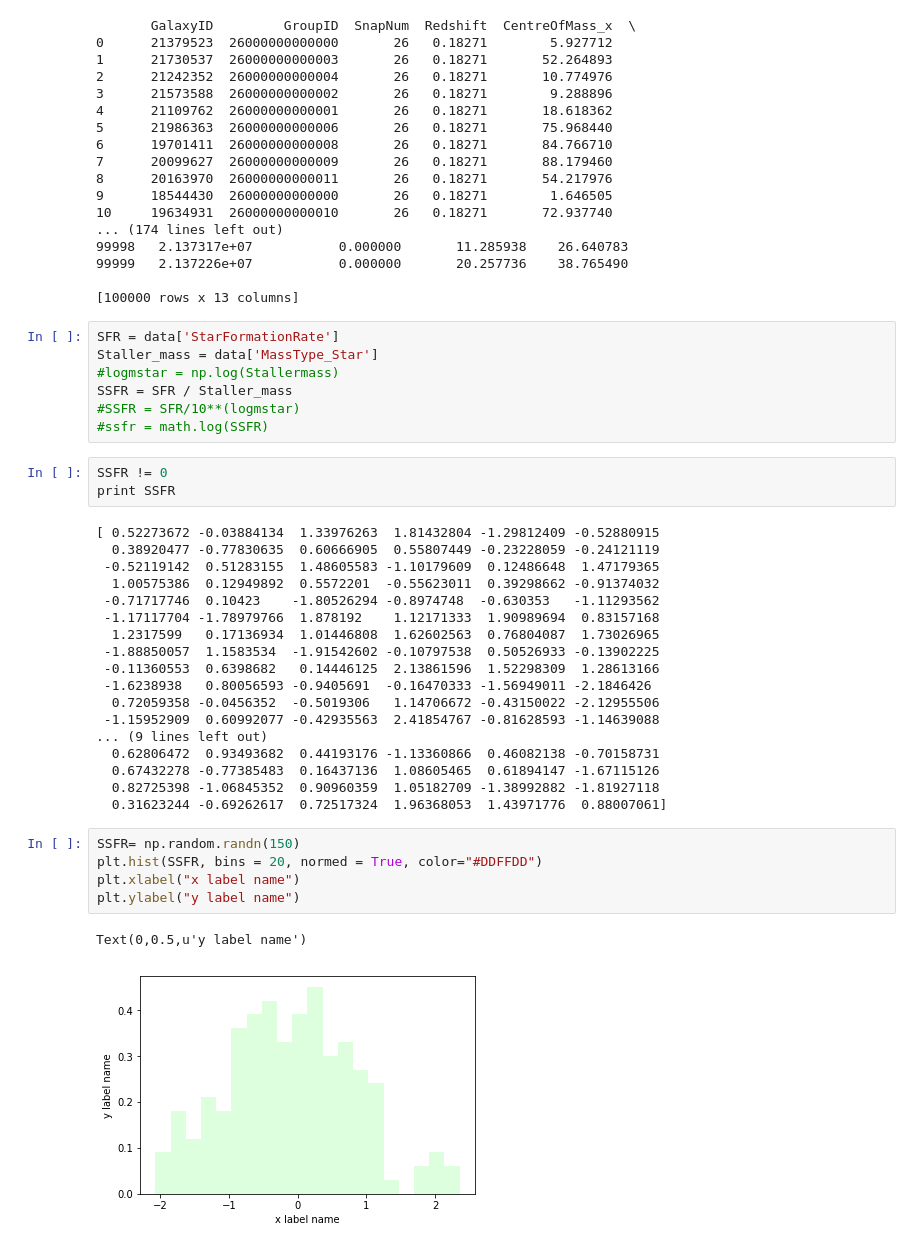
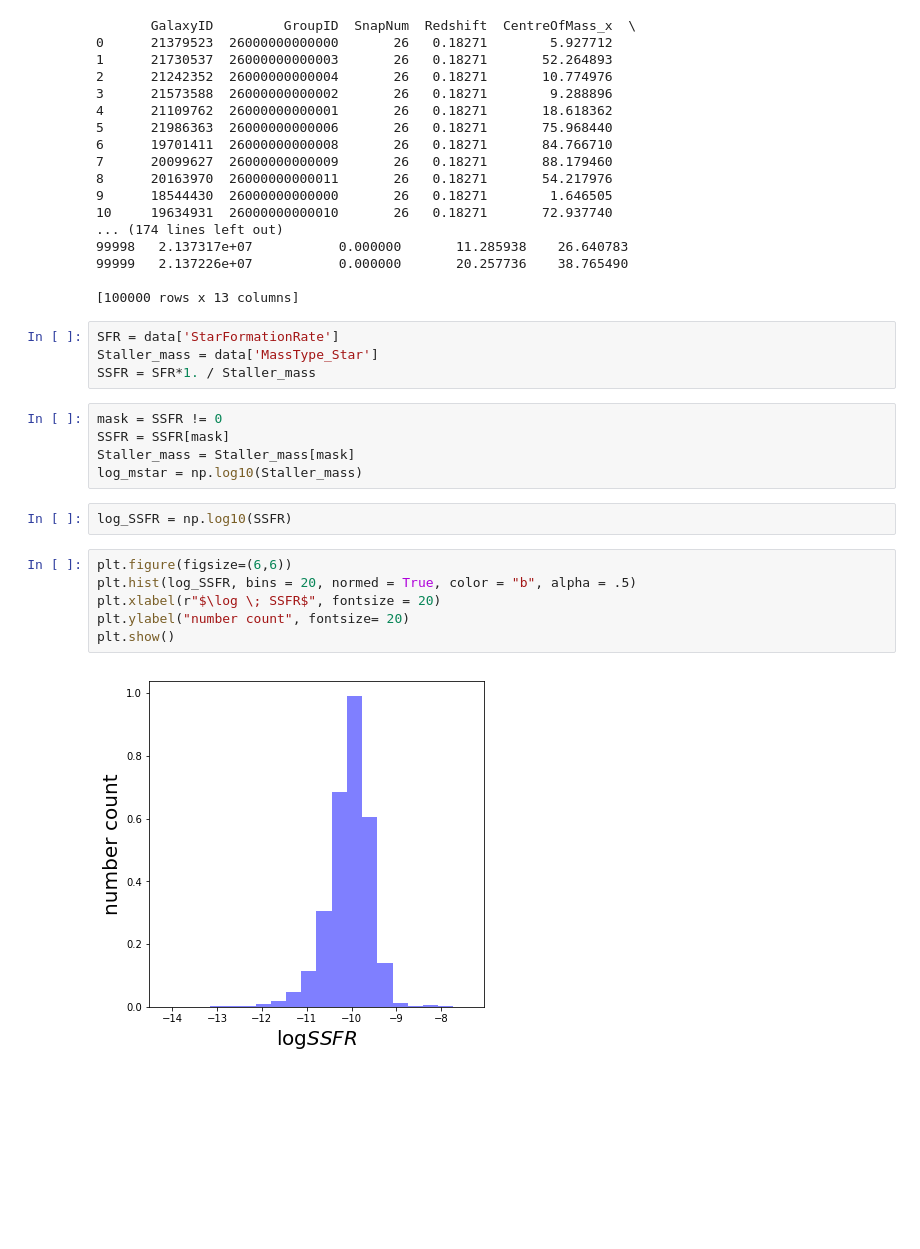
Before and after one commit to tugbabztp/Test, a Jupyter notebook: code/SSFR_histogram.ipynb, the cells around one changed output. Drawn from its saved outputs; the diff is of its cells as text; blank space fills up the shorter version.

Commit message:
log ssfr hist

```diff
--- a/code/SSFR_histogram.ipynb
+++ b/code/SSFR_histogram.ipynb
@@ -33,36 +34,19 @@ print  data
 # %%
 SFR = data['StarFormationRate']
 Staller_mass = data['MassType_Star']
-#logmstar = np.log(Stallermass)
-SSFR = SFR / Staller_mass
-#SSFR = SFR/10**(logmstar)
-#ssfr = math.log(SSFR)
+SSFR = SFR*1. / Staller_mass
-# %%
-SSFR != 0
-print SSFR
-# %% [output]
-[ 0.52273672 -0.03884134  1.33976263  1.81432804 -1.29812409 -0.52880915
-  0.38920477 -0.77830635  0.60666905  0.55807449 -0.23228059 -0.24121119
- -0.52119142  0.51283155  1.48605583 -1.10179609  0.12486648  1.47179365
-  1.00575386  0.12949892  0.5572201  -0.55623011  0.39298662 -0.91374032
- -0.71717746  0.10423    -1.80526294 -0.8974748  -0.630353   -1.11293562
- -1.17117704 -1.78979766  1.878192    1.12171333  1.90989694  0.83157168
-  1.2317599   0.17136934  1.01446808  1.62602563  0.76804087  1.73026965
- -1.88850057  1.1583534  -1.91542602 -0.10797538  0.50526933 -0.13902225
- -0.11360553  0.6398682   0.14446125  2.13861596  1.52298309  1.28613166
- -1.6238938   0.80056593 -0.9405691  -0.16470333 -1.56949011 -2.1846426
-  0.72059358 -0.0456352  -0.5019306   1.14706672 -0.43150022 -2.12955506
- -1.15952909  0.60992077 -0.42935563  2.41854767 -0.81628593 -1.14639088
-... (9 lines left out)
-  0.62806472  0.93493682  0.44193176 -1.13360866  0.46082138 -0.70158731
-  0.67432278 -0.77385483  0.16437136  1.08605465  0.61894147 -1.67115126
-  0.82725398 -1.06845352  0.90960359  1.05182709 -1.38992882 -1.81927118
-  0.31623244 -0.69262617  0.72517324  1.96368053  1.43971776  0.88007061]
-# %%
-SSFR= np.random.randn(150)
-plt.hist(SSFR, bins = 20, normed = True, color="#DDFFDD")
-plt.xlabel("x label name")
-plt.ylabel("y label name")
-# %% [output]
-Text(0,0.5,u'y label name')
-[figure, removed]
+# %%
+mask = SSFR != 0
+SSFR = SSFR[mask]
+Staller_mass = Staller_mass[mask]
+log_mstar = np.log10(Staller_mass)
+# %%
+log_SSFR = np.log10(SSFR)
+# %%
+plt.figure(figsize=(6,6))
+plt.hist(log_SSFR, bins = 20, normed = True, color = "b", alpha = .5)
+plt.xlabel(r"$\log \; SSFR$", fontsize = 20)
+plt.ylabel("number count", fontsize= 20)
+plt.show()
+# %% [output]
+[figure, added]
```
Also changed, not shown: parts of 4 cells of this notebook.
